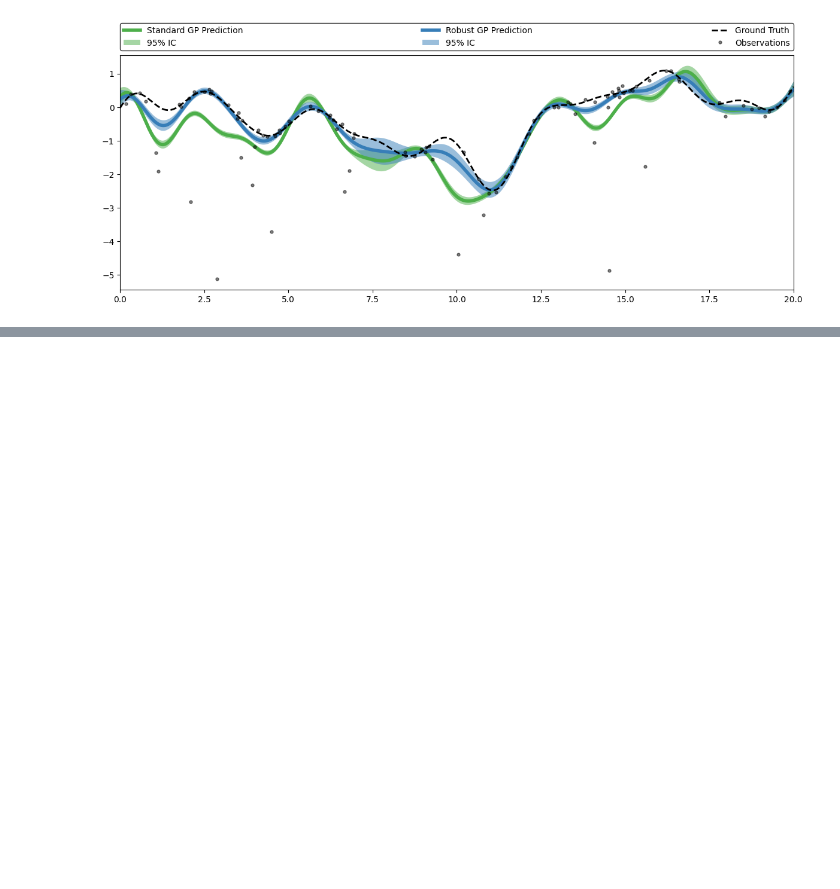
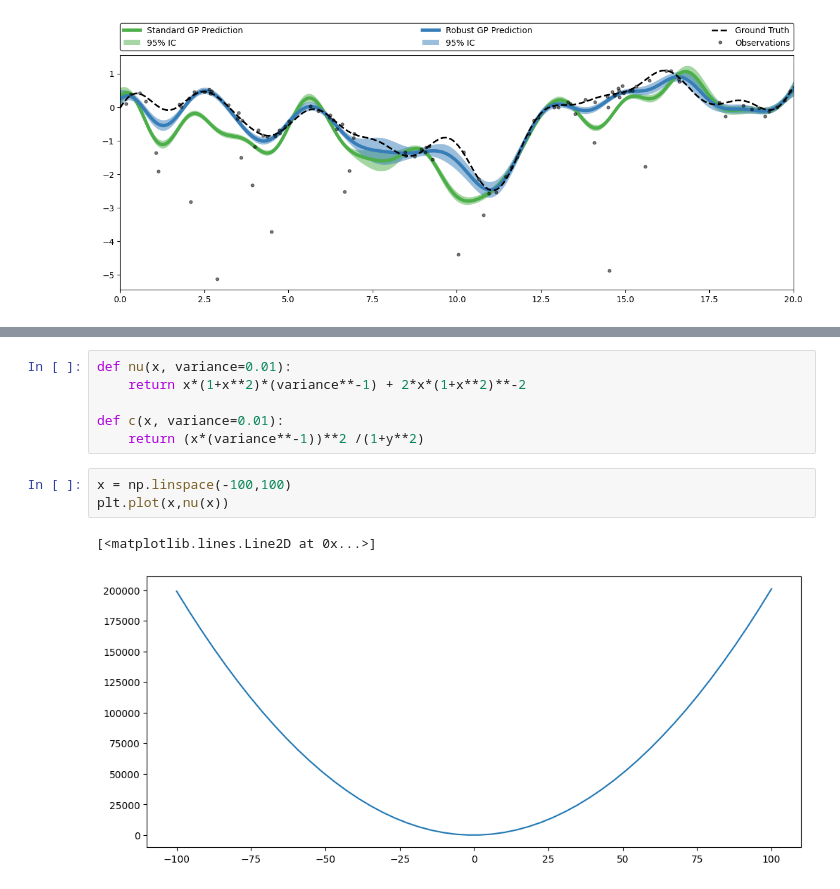
Before and after one commit to maltamiranomontero/RCGP, a Jupyter notebook: experiments.ipynb, the cells around one changed output, grey strips where cells are left out. Drawn from its saved outputs; the diff is of its cells as text; blank space fills up the shorter version.

```diff
--- a/experiments.ipynb
+++ b/experiments.ipynb
@@ -129,0 +271,12 @@ plt.tight_layout()
+# %%
+def nu(x, variance=0.01):
+    return x*(1+x**2)*(variance**-1) + 2*x*(1+x**2)**-2
+
+def c(x, variance=0.01):
+    return (x*(variance**-1))**2 /(1+y**2)
+# %%
+x = np.linspace(-100,100)
+plt.plot(x,nu(x))
+# %% [output]
+[<matplotlib.lines.Line2D at 0x...>]
+[figure, added]
```
Also changed, not shown: parts of 9 cells of this notebook, 3 other files.
